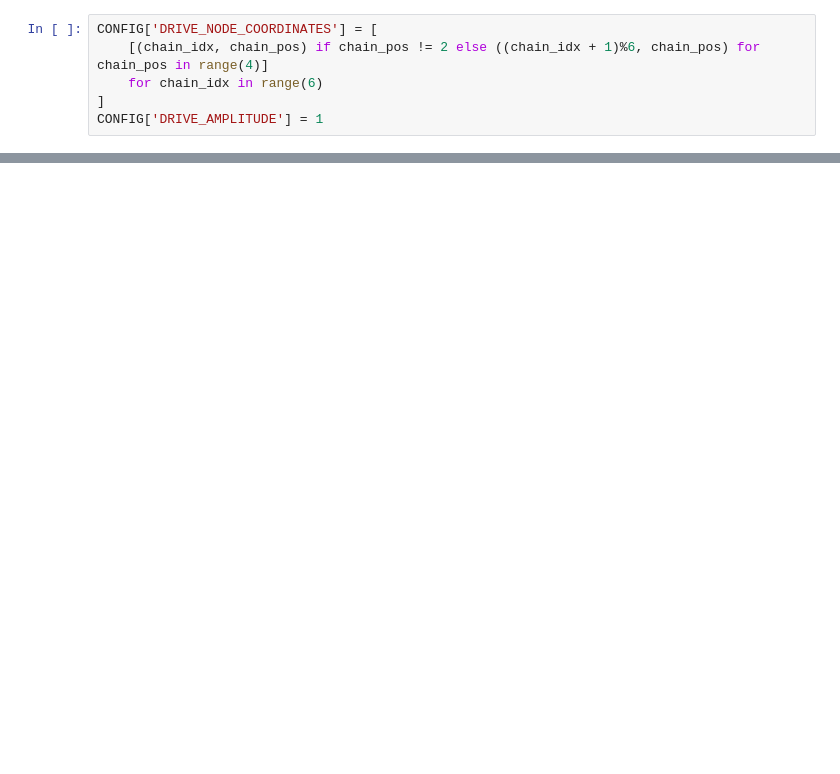
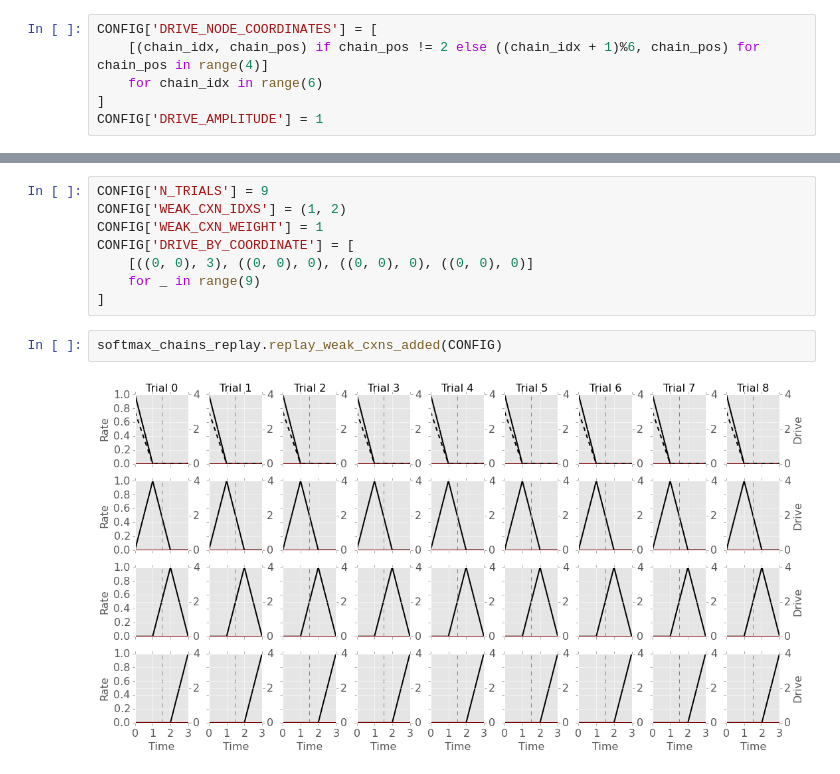
Before and after one commit to rkp8000/be_more_spontaneous, a Jupyter notebook: figures/softmax_chains_replay.ipynb, the cells around one changed output, grey strips where cells are left out. Drawn from its saved outputs; the diff is of its cells as text; blank space fills up the shorter version.

```diff
--- a/figures/softmax_chains_replay.ipynb
+++ b/figures/softmax_chains_replay.ipynb
@@ -57,0 +70,12 @@ softmax_chains_replay.replay(CONFIG)
+# %%
+CONFIG['N_TRIALS'] = 9
+CONFIG['WEAK_CXN_IDXS'] = (1, 2)
+CONFIG['WEAK_CXN_WEIGHT'] = 1
+CONFIG['DRIVE_BY_COORDINATE'] = [
+    [((0, 0), 3), ((0, 0), 0), ((0, 0), 0), ((0, 0), 0)]
+    for _ in range(9)
+]
+# %%
+softmax_chains_replay.replay_weak_cxns_added(CONFIG)
+# %% [output]
+[figure, added]
```
Also changed, not shown: parts of 8 cells of this notebook.
